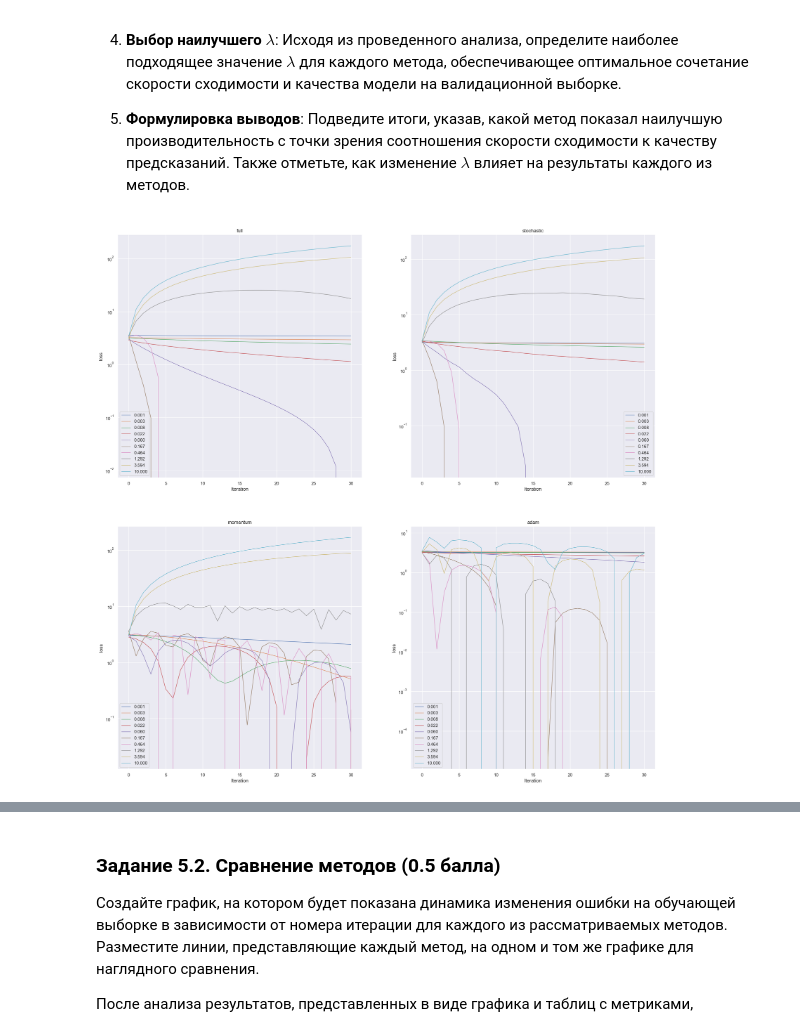
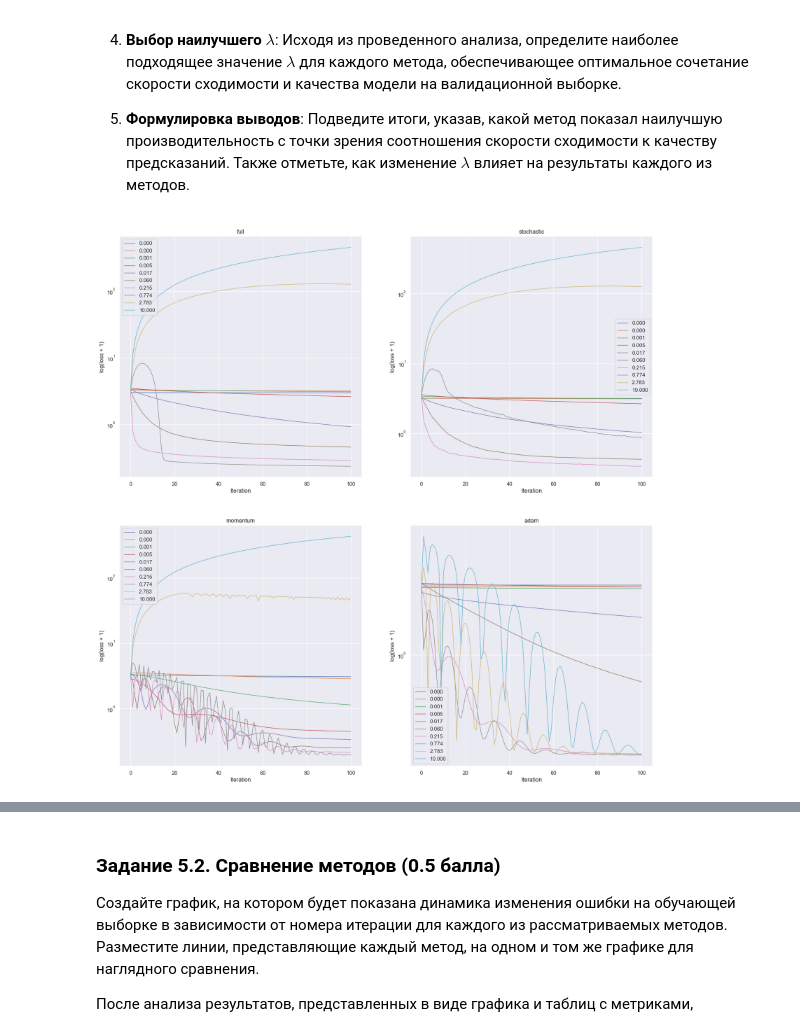
Before and after one commit to nrww/ML-L4, a Jupyter notebook: ML MAI & SBER. GD. LAB 4.ipynb, the cells around one changed output, grey strips where cells are left out. Saved outputs shown, nothing was run; the diff lists cells and outputs as text; code cells hidden in the pictures.

```diff
--- a/ML MAI & SBER. GD. LAB 4.ipynb
+++ b/ML MAI & SBER. GD. LAB 4.ipynb
@@ -428,5 +428,3 @@ Data columns (total 11 columns):
  10  log_price          240399 non-null  float64
 dtypes: float64(1), int64(4), object(6)
 memory usage: 22.0+ MB
-# %%
-data_filtered['test'] = np.log(data_filtered['powerPS']/data_filtered['autoAgeMonths']/data_filtered['kilometer'])
@@ -457,3 +438,11 @@ for i, col in enumerate(numeric):
     sns.histplot(data=data_filtered, x=col, bins=50)
 # %% [output]
 [figure]
+# %%
+from scipy.stats import zscore
+filtered_feature = ['powerPS', 'autoAgeMonths']
+
+
+
+data_filtered = data_filtered[(data_filtered[filtered_feature].apply(zscore).apply(np.abs) < 3).all(axis=1)]
+print(f'Всего отфильровано {(len(data) - len(data_filtered)) / len(data) * 100:.{2}f}% строк')
@@ -460,11 +451,10 @@ for i, col in enumerate(numeric):
 # %%
-plt.figure(figsize=(12, 5 * len(categorical)))
+
+fig, axs = plt.subplots(nrows=len(categorical), ncols=2, figsize=(10, 25))
+
 
 for i, col in enumerate(categorical):
-    plt.subplot(len(categorical), 2, 2*i  + 1)
-    sns.relplot(data=data_filtered[[col, 'log_price']].groupby(col).mean(), x=col, y='log_price', kind="line")
-    plt.subplot(len(categorical), 2, 2*i + 2)
-    sns.histplot(data=data_filtered, x=col, bins=50)
 
-plt.show()
+    sns.lineplot(data=data_filtered[[col, 'log_price']].groupby(col).mean(), x=col, y='log_price', ax=axs[i,0])
+    sns.histplot(data=data_filtered, x=col, bins=50, ax=axs[i,1])
 # %% [output]
@@ -549,7 +527,7 @@ X_train, X_val, y_train, y_val = train_test_split(X_train, y_train, test_size=0.
 # %%
 #╰( ͡☉ ͜ʖ ͡☉ )つ──☆*:・ﾟ   ฅ^•ﻌ•^ฅ   ʕ•ᴥ•ʔ
 descent_config = {'descent_name': '', 'regularized': False, 'kwargs': {'dimension': X_train.shape[1], 'lambda_': 0}}
-lambdas = np.logspace(-3, 1, 10)
+lambdas = np.logspace(-4, 1, 10)
 methods = ['full', 'stochastic', 'momentum', 'adam']
 
 
@@ -561,13 +539,13 @@ best_lambdas = {}
 loss_hist = {}
 for i, method in enumerate(methods):
     descent_config['descent_name'] = method
-    lambda_hist = []
+    lambda_hist = {}
     best_lambda = 0
     best_loss = 1e10
     loss_hist[method] = {}
     for j, lambda_ in enumerate(lambdas):
         descent_config['kwargs']['lambda_'] = lambda_
-        model = LinearRegression(descent_config=descent_config, tolerance=1e-6, max_iter=30)
+        model = LinearRegression(descent_config=descent_config, max_iter=100)
         model.fit(X_train, y_train)
 
         train_loss = model.calc_loss(X_train, y_train)
@@ -580,24 +558,20 @@ for i, method in enumerate(methods):
             best_loss = val_loss
             best_lambda = lambda_
 
-        lambda_hist.append([lambda_, train_loss, val_loss, model.iteration, r2_train, r2_val])
+        lambda_hist[lambda_] = [train_loss, val_loss, model.iteration, r2_train, r2_val]
         if np.isnan(model.descent.w).any():
             continue
         loss_hist[method][lambda_] = model.loss_history
 
-
-
-
     best_lambdas[method] = best_lambda
-    methods_hist[method] = np.array(lambda_hist)
-    #print(f'{method}\tBest lambda: {best_lambda}\tR^2 train: {r}')
+    methods_hist[method] = lambda_hist
 # %%
-plt.figure(figsize=(24, 24))
+plt.figure(figsize=(20, 20))
 for i, (method, lambdas) in enumerate(loss_hist.items()):
 
     for j, (lambda_, hist) in enumerate(lambdas.items()):
         plt.subplot(2, len(loss_hist)//2, i + 1)
-        sns.lineplot(np.log(hist), label=f'{lambda_:.3f}', linewidth = 1).set(yscale="log", xlabel='Iteration', ylabel='loss')
+        sns.lineplot(np.log(np.array(hist) + 1), label=f'{lambda_:.3f}', linewidth = 1).set(yscale="log", xlabel='Iteration', ylabel='log(loss + 1)')
         plt.title(f'{method}')
 # %% [output]
-[figure, old version]
+[figure, new version]
```
Also changed, not shown: parts of 36 cells of this notebook.
